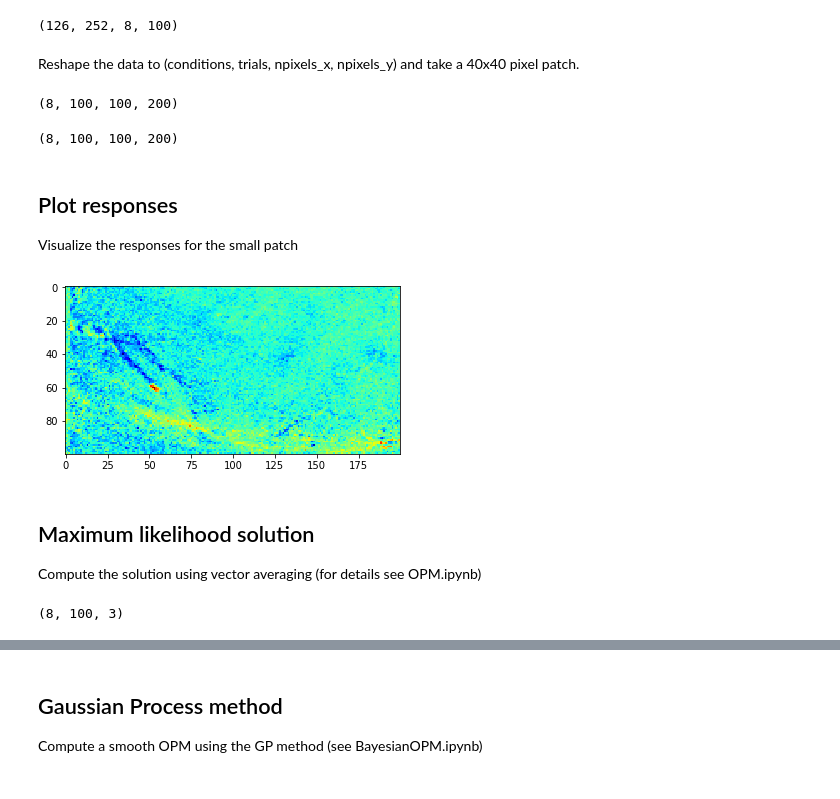
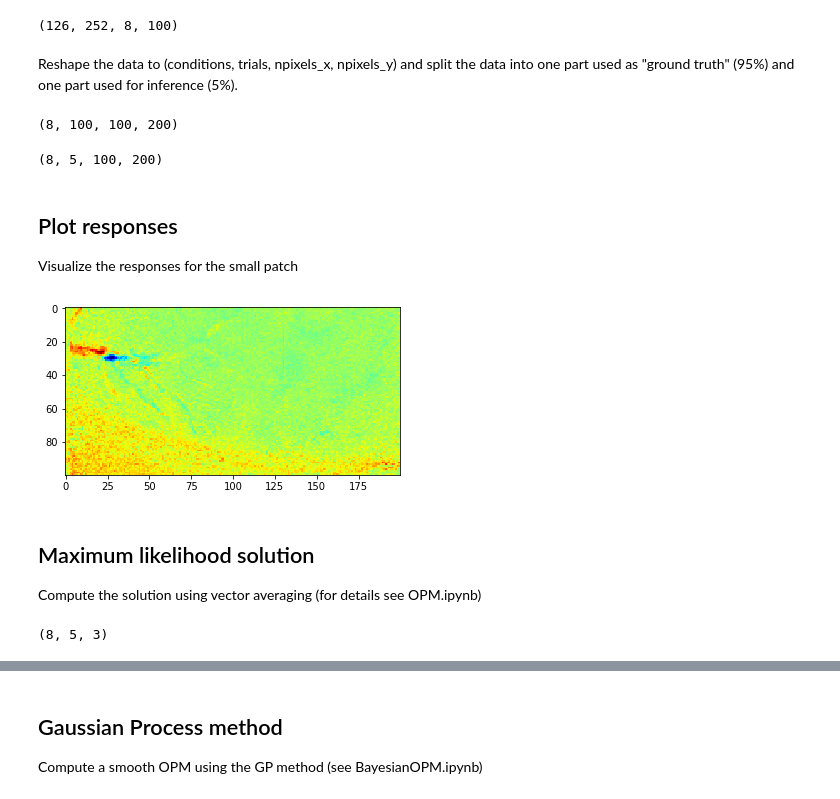
Before and after one commit to mackelab/gp-maps-python, a Jupyter notebook: FerretData.ipynb, the cells around one changed output, grey strips where cells are left out. Drawn from its saved outputs; the diff is of its cells as text; code cells hidden in the pictures.

Commit message:
Split ferret data into ground truth and inference set

```diff
--- a/FerretData.ipynb
+++ b/FerretData.ipynb
@@ -12,8 +14,8 @@ data = data['dat'] # data is stored in a dict
 data.shape
 # %% [output]
 (126, 252, 8, 100)
-# %% [markdown]
-Reshape the data to (conditions, trials, npixels_x, npixels_y) and take a 40x40 pixel patch.
+# %% [markdown]
+Reshape the data to (conditions, trials, npixels_x, npixels_y) and split the data into one part used as "ground truth" (95%) and one part used for inference (5%).
 # %%
 R = np.transpose(data[26:,:200,:,:], (2,3,0,1))
 print(R.shape)
@@ -24,20 +26,27 @@ print(R.shape)
 # downsample image
 #R = R[:,:,::2,::2]
 
+# use 95% of the data as the "ground truth"
+# and 5% of the data as real data
+idx = np.array([False for i in range(100)])
+idx[np.arange(100)[np.random.choice(100, size=5, replace=False)]] = True
+R_gt = R[:,~idx,:,:]
+R = R[:,idx,:,:]
+
 size = R.shape[2:]
 n = size[0] * size[1]
 R.shape
 # %% [output]
 (8, 100, 100, 200)
-(8, 100, 100, 200)
+(8, 5, 100, 200)
 # %% [markdown]
 ## Plot responses
 Visualize the responses for the small patch
 # %%
-plt.imshow(R[0,np.random.randint(100),:,:], cmap='jet')
+plt.imshow(R[0,np.random.randint(5),:,:], cmap='jet')
 plt.show()
 # %% [output]
-[figure, old version]
+[figure, new version]
 # %% [markdown]
 ## Maximum likelihood solution
 Compute the solution using vector averaging (for details see OPM.ipynb)
@@ -47,7 +56,7 @@ from opm.response import create_stimuli
 # %%
 angles = [i * np.pi / 4 for i in range(4)]*2
 
-V = create_stimuli([1.], angles, 100)
+V = create_stimuli([1.], angles, 5)
 V.shape
 # %% [output]
-(8, 100, 3)
+(8, 5, 3)
```
Also changed, not shown: parts of 6 cells of this notebook.
